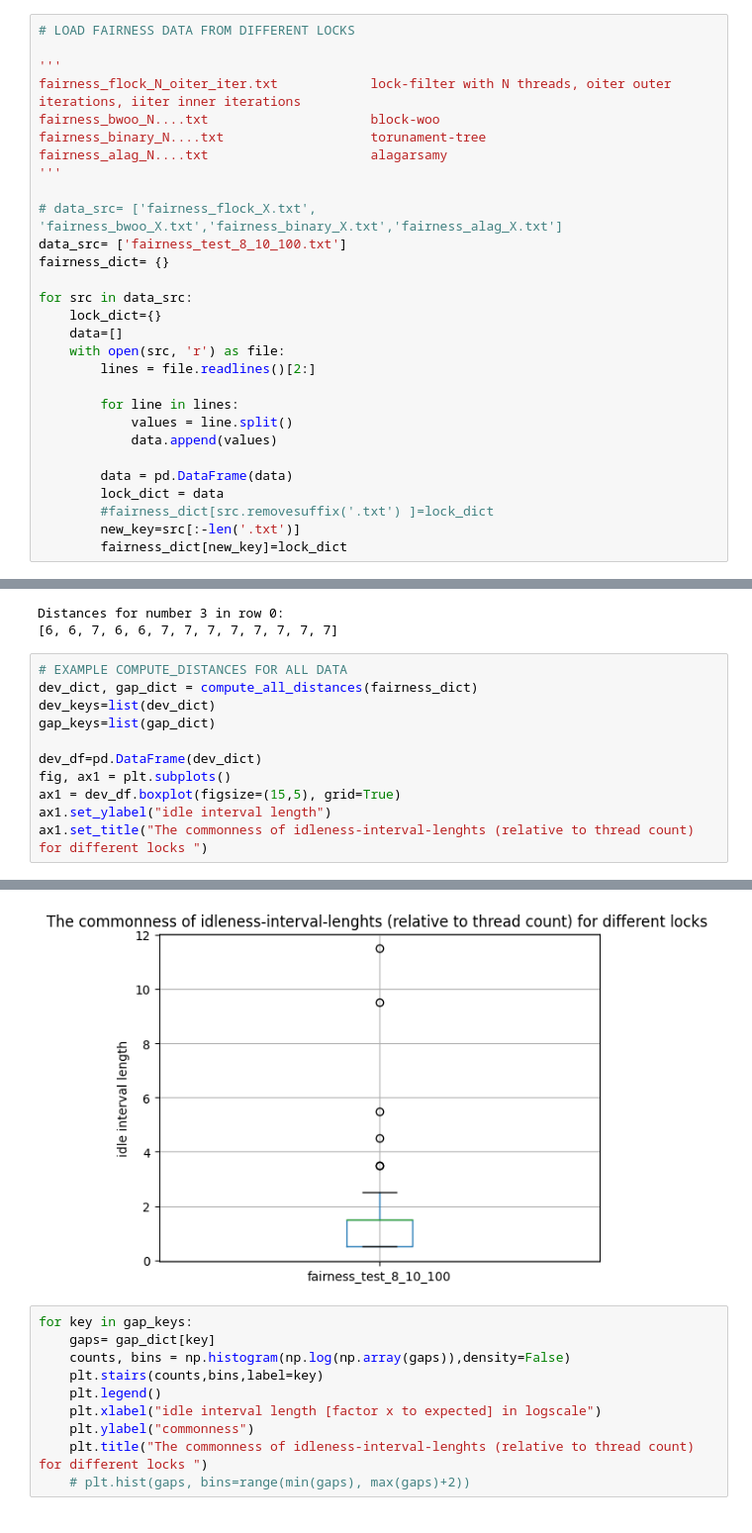
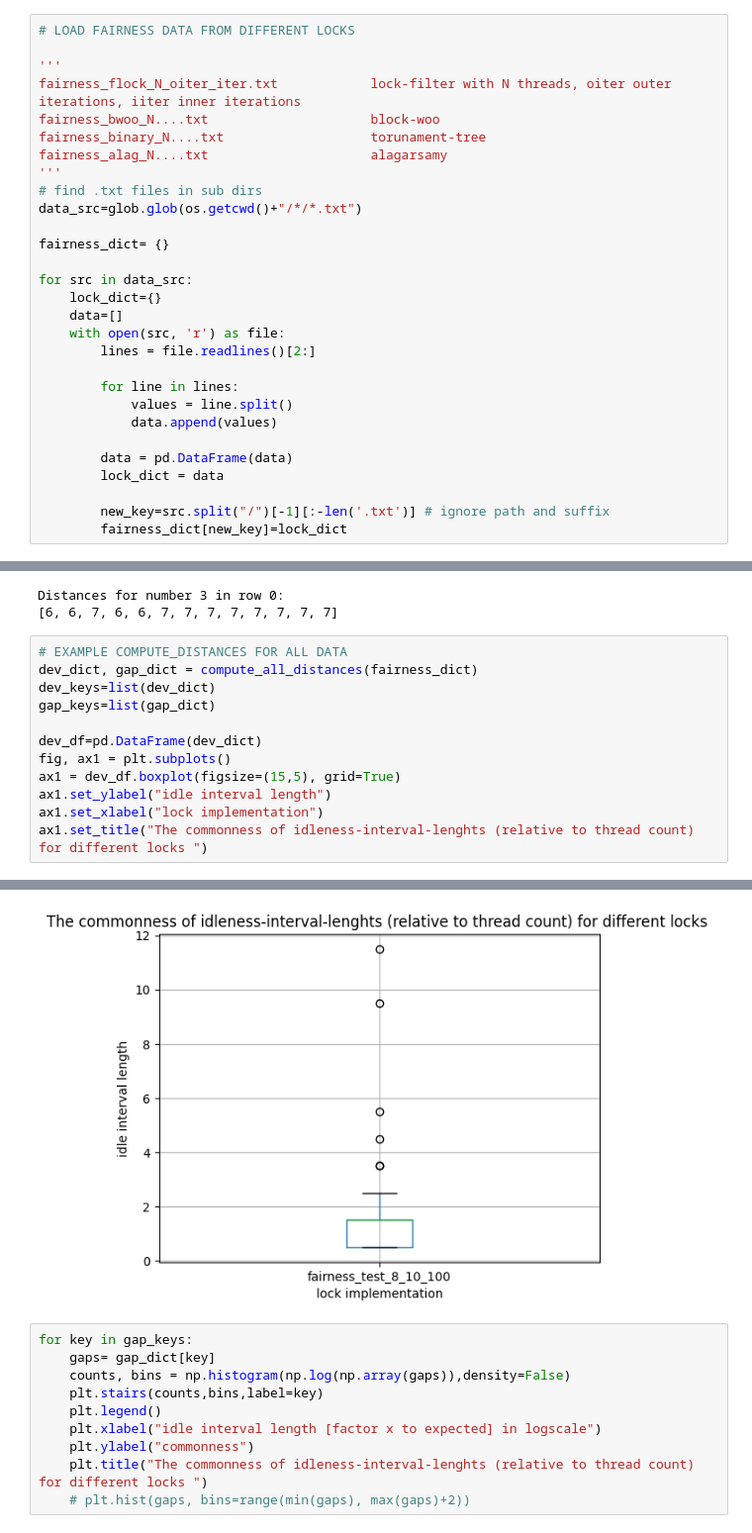
Before and after one commit to Spiegeldondi/amp, a Jupyter notebook: postprocessing.ipynb, the cells around one changed output, grey strips where cells are left out. Shown: that part at 99% size. Drawn from its saved outputs; the diff is of its cells as text.

```diff
--- a/postprocessing.ipynb
+++ b/postprocessing.ipynb
@@ -76,9 +78,9 @@ fairness_bwoo_N....txt                     block-woo
 fairness_binary_N....txt                   torunament-tree
 fairness_alag_N....txt                     alagarsamy
 '''
+# find .txt files in sub dirs
+data_src=glob.glob(os.getcwd()+"/*/*.txt")
 
-# data_src= ['fairness_flock_X.txt', 'fairness_bwoo_X.txt','fairness_binary_X.txt','fairness_alag_X.txt']
-data_src= ['fairness_test_8_10_100.txt']
 fairness_dict= {}
 
 for src in data_src:
@@ -93,8 +95,8 @@ for src in data_src:
 
         data = pd.DataFrame(data)
         lock_dict = data
-        #fairness_dict[src.removesuffix('.txt') ]=lock_dict
-        new_key=src[:-len('.txt')]
+
+        new_key=src.split("/")[-1][:-len('.txt')] # ignore path and suffix
         fairness_dict[new_key]=lock_dict
 # %%
 list(fairness_dict)
@@ -118,17 +120,18 @@ Distances for number 3 in row 0:
 # %%
 # EXAMPLE COMPUTE_DISTANCES FOR ALL DATA
 dev_dict, gap_dict = compute_all_distances(fairness_dict)
 dev_keys=list(dev_dict)
 gap_keys=list(gap_dict)
 
 dev_df=pd.DataFrame(dev_dict)
 fig, ax1 = plt.subplots()
 ax1 = dev_df.boxplot(figsize=(15,5), grid=True)
 ax1.set_ylabel("idle interval length")
+ax1.set_xlabel("lock implementation")
 ax1.set_title("The commonness of idleness-interval-lenghts (relative to thread count) for different locks ")
 # %% [output]
 Text(0.5, 1.0, 'The commonness of idleness-interval-lenghts (relative to thread count) for different locks ')
-[figure, old version]
+[figure, new version]
 # %%
 for key in gap_keys:
     gaps= gap_dict[key]
```
Also changed, not shown: parts of 1 cell of this notebook.
